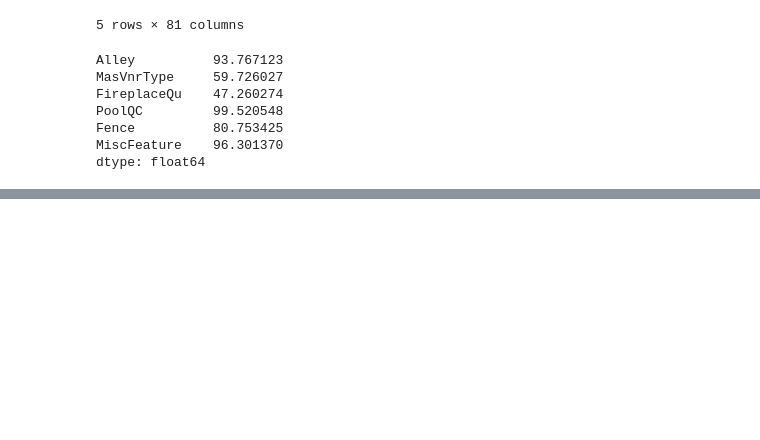
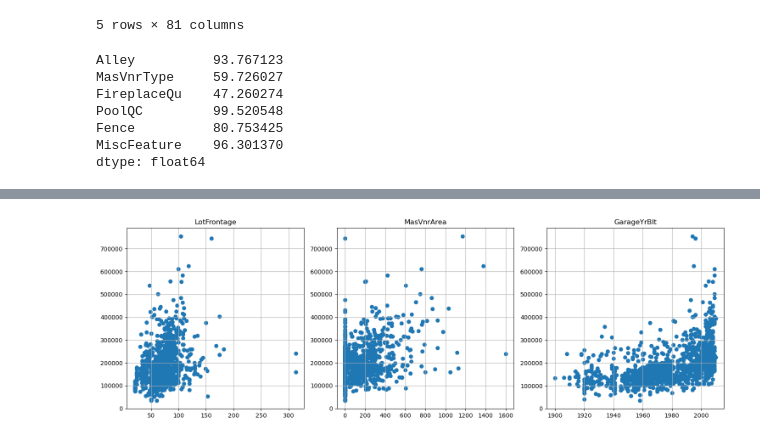
Before and after one commit to Yosesotomayor/retoCasas_v2, a Jupyter notebook: Reto_housing.ipynb, the cells around one changed output, grey strips where cells are left out. Cells and saved outputs as stored; diff of their text form; code cells hidden in the pictures; blank space fills up the shorter version.

```diff
--- a/Reto_housing.ipynb
+++ b/Reto_housing.ipynb
@@ -85,0 +207,4 @@ No duplicated values
+# %%
+plot_scatter_per_columns(df_train_vanilla_normals, vanilla_normal_cols)
+# %% [output]
+[figure, added]
```
Also changed, not shown: parts of 19 cells of this notebook.
